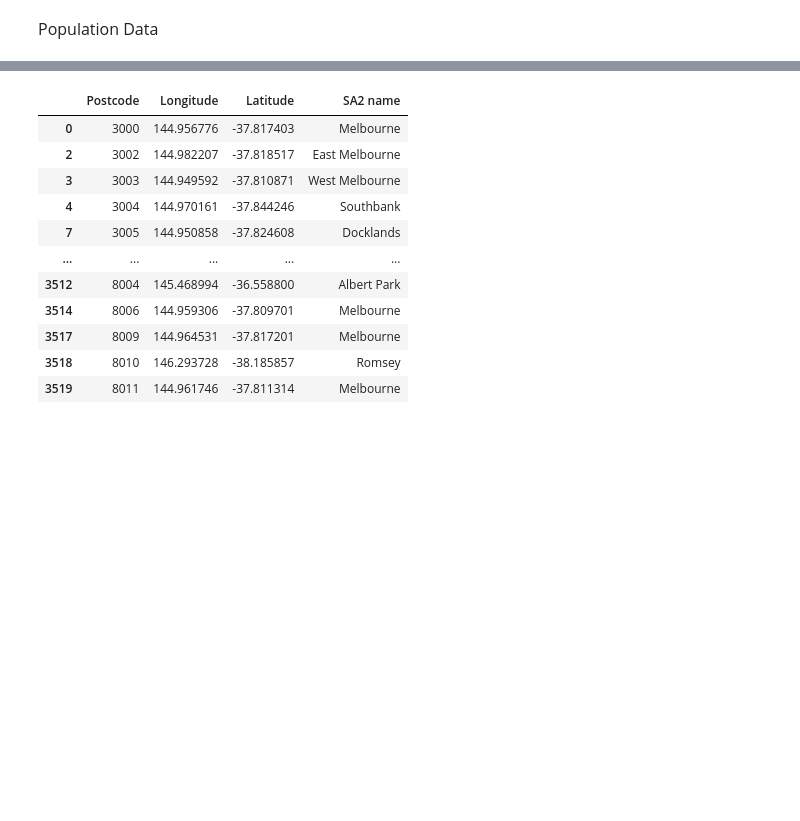
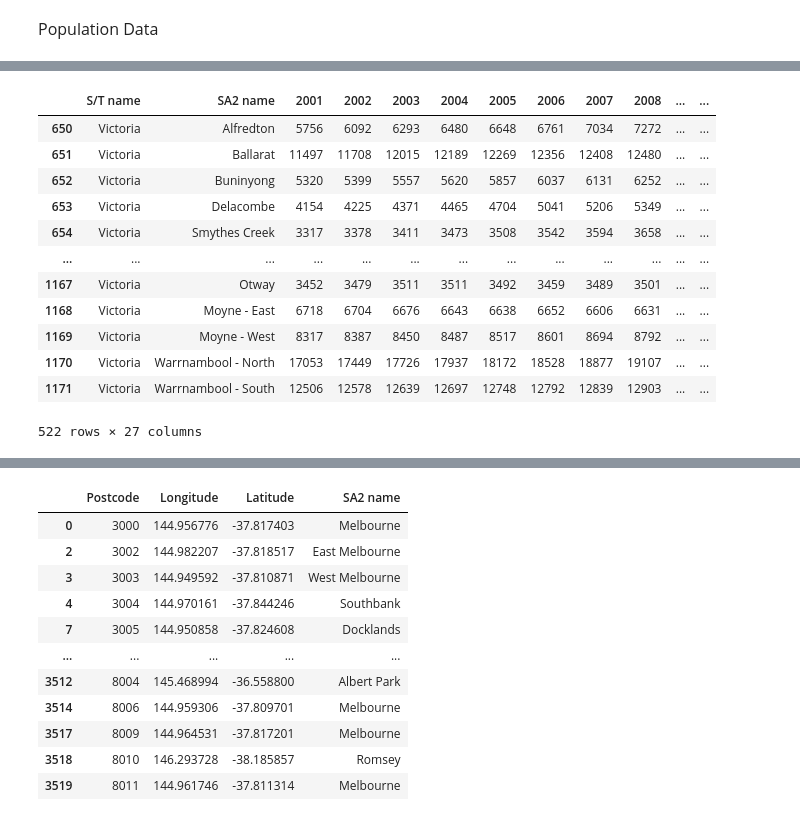
Before and after one commit to MAST30034-Applied-Data-Science/generic-real-estate-consulting-project-group-55, a Jupyter notebook: notebooks/external_data_preprocess.ipynb, the cells around one changed output, grey strips where cells are left out. Saved outputs shown, nothing was run; the diff lists cells and outputs as text; code cells hidden in the pictures; blank space fills up the shorter version.

```diff
--- a/notebooks/external_data_preprocess.ipynb
+++ b/notebooks/external_data_preprocess.ipynb
@@ -171,3 +174,19 @@ pop_18to21
+# %%
+select_population
+# %% [output]
+|  | S/T name | SA2 name | 2001 | 2002 | 2003 | 2004 | 2005 | 2006 | 2007 | 2008 | ... | ... |
+| 650 | Victoria | Alfredton | 5756 | 6092 | 6293 | 6480 | 6648 | 6761 | 7034 | 7272 | ... | ... |
+| 651 | Victoria | Ballarat | 11497 | 11708 | 12015 | 12189 | 12269 | 12356 | 12408 | 12480 | ... | ... |
+| 652 | Victoria | Buninyong | 5320 | 5399 | 5557 | 5620 | 5857 | 6037 | 6131 | 6252 | ... | ... |
+| 653 | Victoria | Delacombe | 4154 | 4225 | 4371 | 4465 | 4704 | 5041 | 5206 | 5349 | ... | ... |
+| 654 | Victoria | Smythes Creek | 3317 | 3378 | 3411 | 3473 | 3508 | 3542 | 3594 | 3658 | ... | ... |
+| ... | ... | ... | ... | ... | ... | ... | ... | ... | ... | ... | ... | ... |
+| 1167 | Victoria | Otway | 3452 | 3479 | 3511 | 3511 | 3492 | 3459 | 3489 | 3501 | ... | ... |
+| 1168 | Victoria | Moyne - East | 6718 | 6704 | 6676 | 6643 | 6638 | 6652 | 6606 | 6631 | ... | ... |
+| 1169 | Victoria | Moyne - West | 8317 | 8387 | 8450 | 8487 | 8517 | 8601 | 8694 | 8792 | ... | ... |
+| 1170 | Victoria | Warrnambool - North | 17053 | 17449 | 17726 | 17937 | 18172 | 18528 | 18877 | 19107 | ... | ... |
+| 1171 | Victoria | Warrnambool - South | 12506 | 12578 | 12639 | 12697 | 12748 | 12792 | 12839 | 12903 | ... | ... |
+522 rows × 27 columns
 # %%
 postcode_SA2 = pd.read_csv('../data/raw/postcode_info.csv')
 postcode_SA2
```
Also changed, not shown: parts of 9 cells of this notebook, 1 other file.
